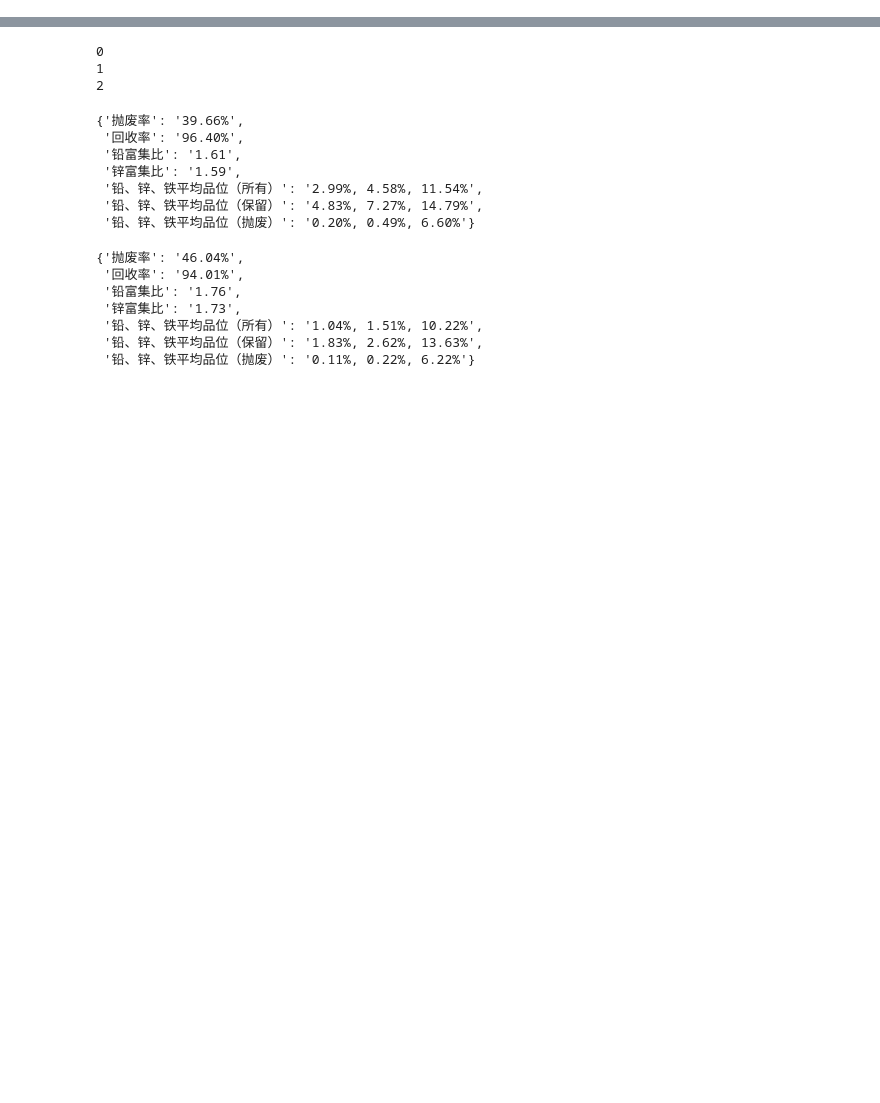
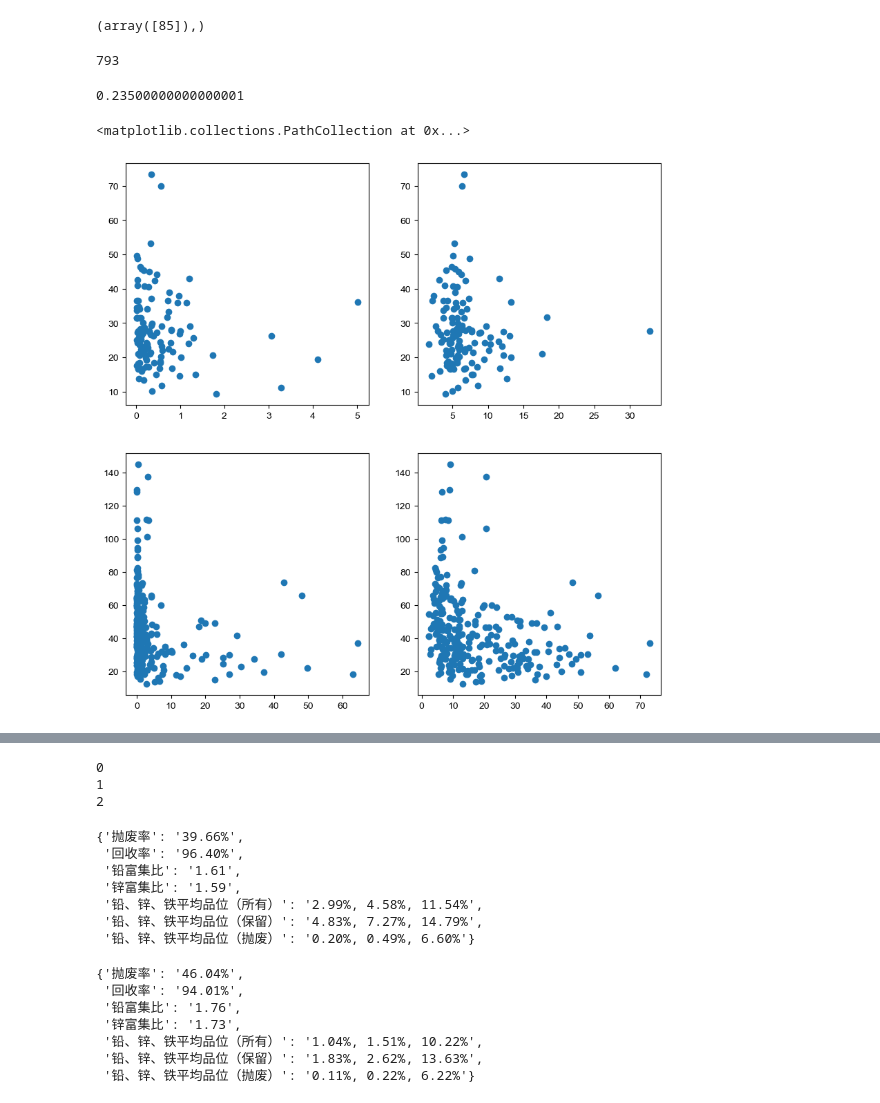
Before and after one commit to yaojian95/jt_ore_sorting, a Jupyter notebook: R_and_grade.ipynb, the cells around one changed output, grey strips where cells are left out. Drawn from its saved outputs; the diff is of its cells as text; code cells hidden in the pictures; blank space fills up the shorter version.

```diff
--- a/R_and_grade.ipynb
+++ b/R_and_grade.ipynb
@@ -31,3 +31,5 @@ for t in range(6):
     input_d = [[pixels[0][index_d], pixels[1][index_d]], data.loc[index_d]]
     input_all.append(input_d)
 input_names = ['0219', '0224', '0225', '0226', '0227', '0604', 'all']
+# %%
+input_24_26_27 = merge_datasets([input_all[1], input_all[3], input_all[4]])
@@ -33,0 +40,3 @@ input_names = ['0219', '0224', '0225', '0226', '0227', '0604', 'all']
+# %%
+dual_0219 = DualThreshClassifier(pixels=input_24_26_27[0][0], truth=input_24_26_27[1], pixel_kind= 'grayness', include_Fe = False)
+pre = dual_0219.classify_ores(56, 0.25)
@@ -33,0 +73,22 @@ input_names = ['0219', '0224', '0225', '0226', '0227', '0604', 'all']
+# %%
+np.where(input_24_26_27[1][pre == 0]['Zn_Pb_grade'] > 5 )
+# %% [output]
+(array([85]),)
+# %%
+index.index[85]
+# %% [output]
+793
+# %%
+index.iloc[95]
+# %% [output]
+0.23500000000000001
+# %%
+fig, axes = plt.subplots(2, 2, figsize = (10, 10))
+axes[0,0].scatter(input_24_26_27[1][pre == 0]['Zn_Pb_grade'], input_24_26_27[1][pre == 0]['weight'])
+axes[0,1].scatter(input_24_26_27[1][pre == 0]['Zn_Pb_grade'] + input_24_26_27[1][pre == 0]['Fe_grade'], input_24_26_27[1][pre == 0]['weight'])
+
+axes[1,0].scatter(input_24_26_27[1][pre == 1]['Zn_Pb_grade'], input_24_26_27[1][pre == 1]['weight'])
+axes[1,1].scatter(input_24_26_27[1][pre == 1]['Zn_Pb_grade'] + input_24_26_27[1][pre == 1]['Fe_grade'], input_24_26_27[1][pre == 1]['weight'])
+# %% [output]
+<matplotlib.collections.PathCollection at 0x...>
+[figure, added]
```
Also changed, not shown: parts of 18 cells of this notebook, 6 other files.
